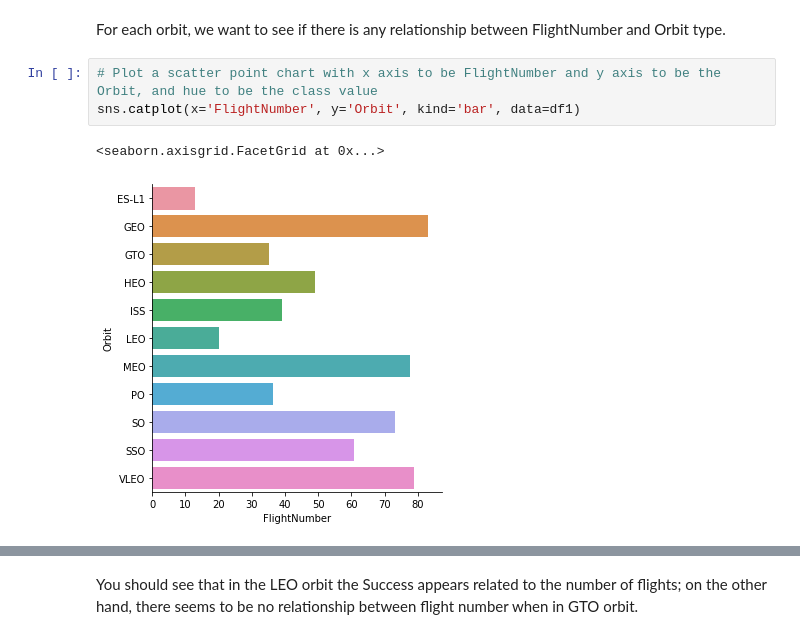
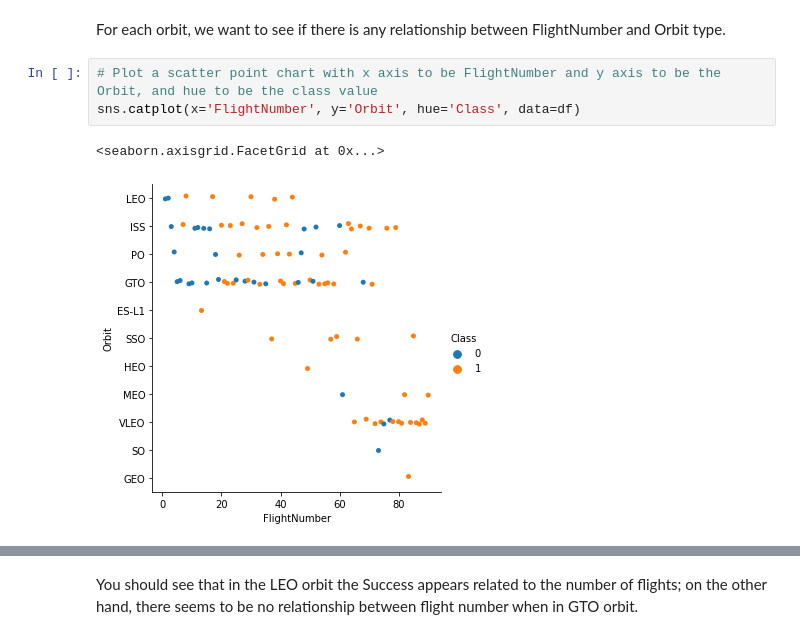
Before and after one commit to Mathis0490/Applied-Data-Science-Capstone, a Jupyter notebook: jupyter_labs_eda_dataviz.ipynb, the cells around one changed output, grey strips where cells are left out. Saved outputs shown, nothing was run; the diff lists cells and outputs as text.

```diff
--- a/jupyter_labs_eda_dataviz.ipynb
+++ b/jupyter_labs_eda_dataviz.ipynb
@@ -136,7 +129,7 @@ Analyze the ploted bar chart try to find which orbits have high sucess rate.
 For each orbit, we want to see if there is any relationship between FlightNumber and Orbit type.
 # %%
 # Plot a scatter point chart with x axis to be FlightNumber and y axis to be the Orbit, and hue to be the class value
-sns.catplot(x='FlightNumber', y='Orbit', kind='bar', data=df1)
+sns.catplot(x='FlightNumber', y='Orbit', hue='Class', data=df)
 # %% [output]
 <seaborn.axisgrid.FacetGrid at 0x...>
-[figure, old version]
+[figure, new version]
```
Also changed, not shown: parts of 9 cells of this notebook.
